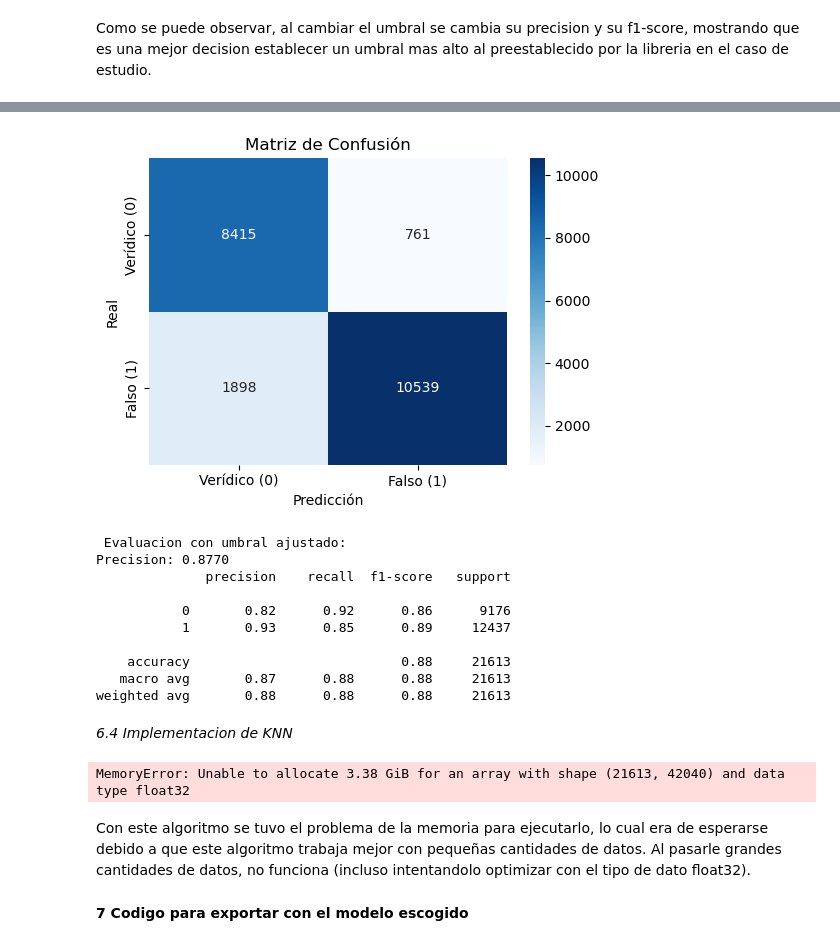
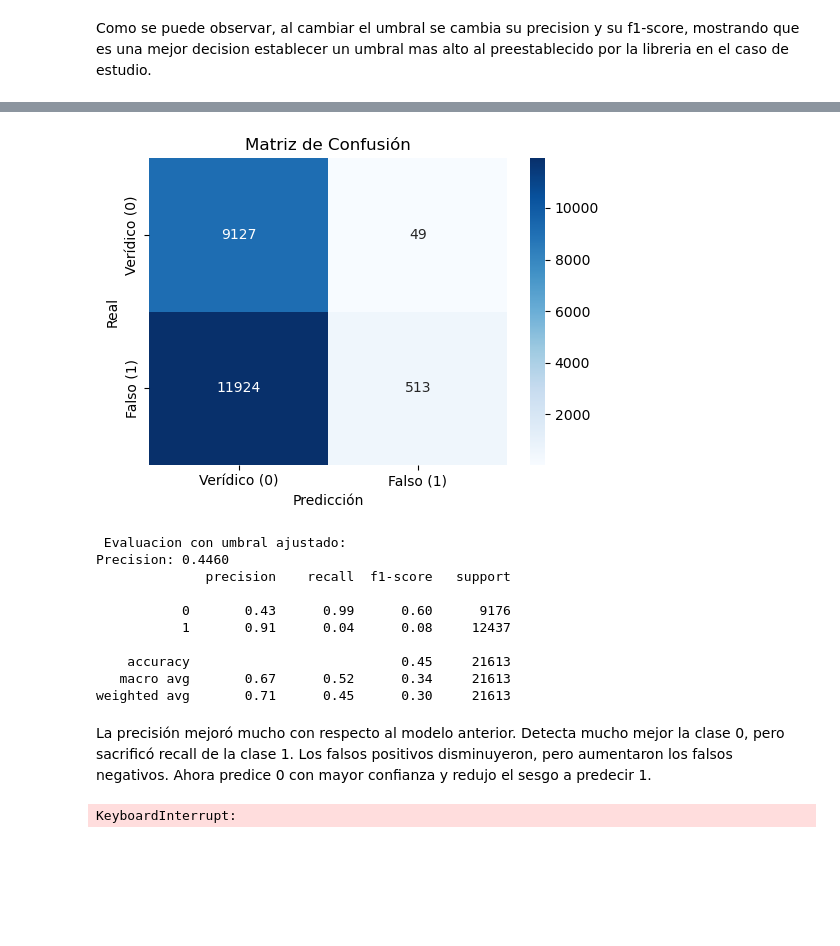
Before and after one commit to NicoleValeria1/BI_Proyecto_1, a Jupyter notebook: Entrega1/Entrega1.ipynb, the cells around one changed output, grey strips where cells are left out. Cells and saved outputs as stored; diff of their text form; code cells hidden in the pictures; blank space fills up the shorter version.

```diff
--- a/Entrega1/Entrega1.ipynb
+++ b/Entrega1/Entrega1.ipynb
@@ -1046,7 +1078,7 @@ X_train_tfidf = df_idf_nb_entrenamiento.values
 y_train = df_entrenamiento["Label"].values
 
 
-modelo_rf = RandomForestClassifier(n_estimators=1000, max_depth=30,class_weight="balanced", random_state=42, n_jobs=4)
+modelo_rf = RandomForestClassifier(n_estimators=100, max_depth=15, class_weight={0:1.4,1:1}, random_state=42, n_jobs=-1)
 modelo_rf.fit(X_train_tfidf, y_train)
 print(5)
 
@@ -1065,7 +1097,7 @@ matriz_confusion = confusion_matrix(y_test, y_pred_tfidf)
 plt.figure(figsize=(10, 4))
 
 plt.subplot(1, 2, 2)
-sns.heatmap(matriz_confusion, annot=True, fmt="d", cmap="Blues", xticklabels=["Verídico ", "Falso "], yticklabels=["Verídico ", "Falso "])
+sns.heatmap(matriz_confusion, annot=True, fmt="d", cmap="Oranges", xticklabels=["Verídico (0)", "Falso (1)"], yticklabels=["Verídico (0)", "Falso (1)"])
 plt.xlabel("Predicción")
 plt.ylabel("Real")
 plt.title("Matriz de Confusión")
@@ -1090,42 +1128,43 @@ Dado este resultado, se le modifica el umbral para que le cueste mas al modelo e
 # %%
 #Modificacion al umbral
 y_prob_bow = modelo_rf.predict_proba(X_test_tfidf)[:, 1]
-y_pred_bow_ajustado = (y_prob_bow > 0.502).astype(int)
+y_pred_bow_ajustado = (y_prob_bow > 0.48).astype(int)
 
 matriz_confusion = confusion_matrix(y_train, y_pred_bow_ajustado)
 
 plt.figure(figsize=(10, 4))
 
 plt.subplot(1, 2, 2)
-sns.heatmap(matriz_confusion, annot=True, fmt="d", cmap="Blues", xticklabels=["Verídico ", "Falso "], yticklabels=["Verídico ", "Falso "])
+sns.heatmap(matriz_confusion, annot=True, fmt="d", cmap="Blues", xticklabels=["Verídico (0)", "Falso (1)"], yticklabels=["Verídico (0)", "Falso (1)"])
 plt.xlabel("Predicción")
 plt.ylabel("Real")
 plt.title("Matriz de Confusión")
 
 plt.tight_layout()
 plt.show()
 
 
 print("\n Evaluacion con umbral ajustado:")
 print(f"Precision: {accuracy_score(y_train, y_pred_bow_ajustado):.4f}")
 print(classification_report(y_train, y_pred_bow_ajustado))
 # %% [output]
-[figure, old version]
+[figure, new version]
  Evaluacion con umbral ajustado:
-Precision: 0.8770
+Precision: 0.4460
               precision    recall  f1-score   support
 
-           0       0.82      0.92      0.86      9176
-           1       0.93      0.85      0.89     12437
+           0       0.43      0.99      0.60      9176
+           1       0.91      0.04      0.08     12437
 
-    accuracy                           0.88     21613
-   macro avg       0.87      0.88      0.88     21613
-weighted avg       0.88      0.88      0.88     21613
+    accuracy                           0.45     21613
+   macro avg       0.67      0.52      0.34     21613
+weighted avg       0.71      0.45      0.30     21613
-# %% [markdown]
-*6.4 Implementacion de KNN*
+# %% [markdown]
+La precisión mejoró mucho con respecto al modelo anterior. Detecta mucho mejor la clase 0, pero sacrificó recall de la clase 1. Los falsos positivos disminuyeron, pero aumentaron los falsos negativos. Ahora predice 0 con mayor confianza y redujo el sesgo a predecir 1.
 # %%
 from sklearn.neighbors import KNeighborsClassifier
 from sklearn.preprocessing import MinMaxScaler
+from sklearn.metrics import accuracy_score, classification_report
 
 X_train_bow = df_bow_entrenamiento.values.astype("float32")
 X_train_tfidf = df_idf_nb_entrenamiento.values.astype("float32")
@@ -1137,16 +1176,16 @@ X_train_bow_scaled = scaler_bow.fit_transform(X_train_bow)
 scaler_tfidf = MinMaxScaler()
 X_train_tfidf_scaled = scaler_tfidf.fit_transform(X_train_tfidf)
 
-modelo_knn_bow = KNeighborsClassifier(n_neighbors=5, metric="cosine")
+modelo_knn_bow = KNeighborsClassifier(n_neighbors=5, metric="cosine")  # Distancia coseno
 modelo_knn_bow.fit(X_train_bow_scaled, y_train)
 
 modelo_knn_tfidf = KNeighborsClassifier(n_neighbors=5, metric="cosine")
 modelo_knn_tfidf.fit(X_train_tfidf_scaled, y_train)
 
-X_test_bow = vectorizador_bow.transform(df_entrenamiento["Titulo"] + " " + df_entrenamiento["Descripcion"])
+X_test_bow = vectorizador_bow.transform(df_entrenamiento["Titulo"] + " " + df_entrenamiento["Descripcion"]).values
 X_test_bow_scaled = scaler_bow.transform(X_test_bow)
 
-X_test_tfidf = vectorizador_tfidf_nb.transform(df_entrenamiento["Titulo"] + " " + df_entrenamiento["Descripcion"])
+X_test_tfidf = vectorizador_tfidf_nb.transform(df_entrenamiento["Titulo"] + " " + df_entrenamiento["Descripcion"]).values
 X_test_tfidf_scaled = scaler_tfidf.transform(X_test_tfidf)
 
 y_test = df_entrenamiento["Label"]
@@ -1164,8 +1203,4 @@ print("\n Evaluacion de KNN con TF-IDF (sin IDF):")
 print(f"Accuracy: {accuracy_score(y_test, y_pred_tfidf):.4f}")
 print(classification_report(y_test, y_pred_tfidf))
 # %% [output]
-MemoryError: Unable to allocate 3.38 GiB for an array with shape (21613, 42040) and data type float32
+KeyboardInterrupt:
-# %% [markdown]
-Con este algoritmo se tuvo el problema de la memoria para ejecutarlo, lo cual era de esperarse debido a que este algoritmo trabaja mejor con pequeñas cantidades de datos. Al pasarle grandes cantidades de datos, no funciona (incluso intentandolo optimizar con el tipo de dato float32).
-# %% [markdown]
-**7 Codigo para exportar con el modelo escogido**
```
Also changed, not shown: parts of 34 cells of this notebook.
